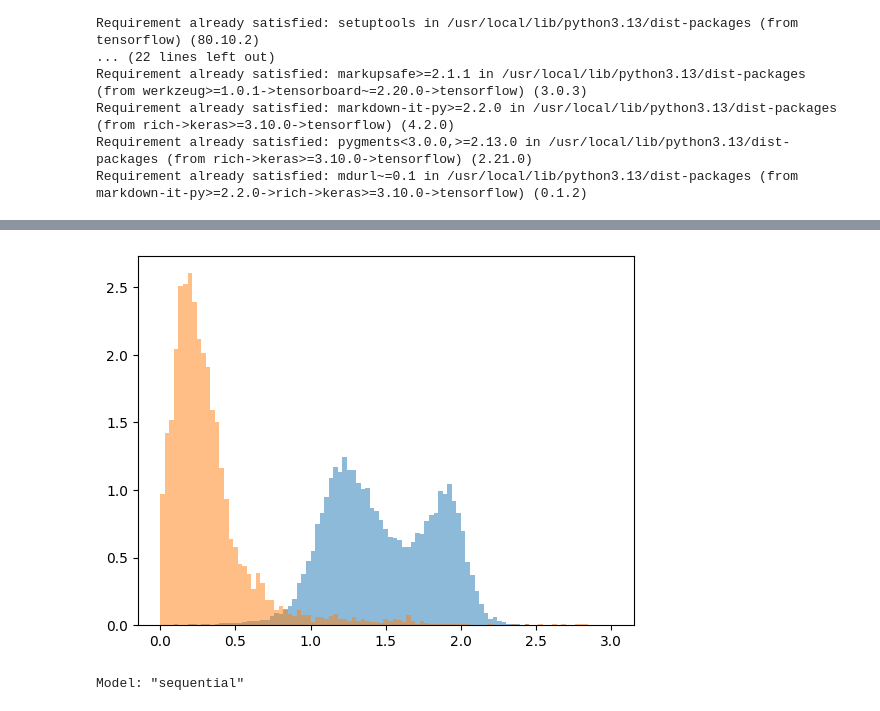
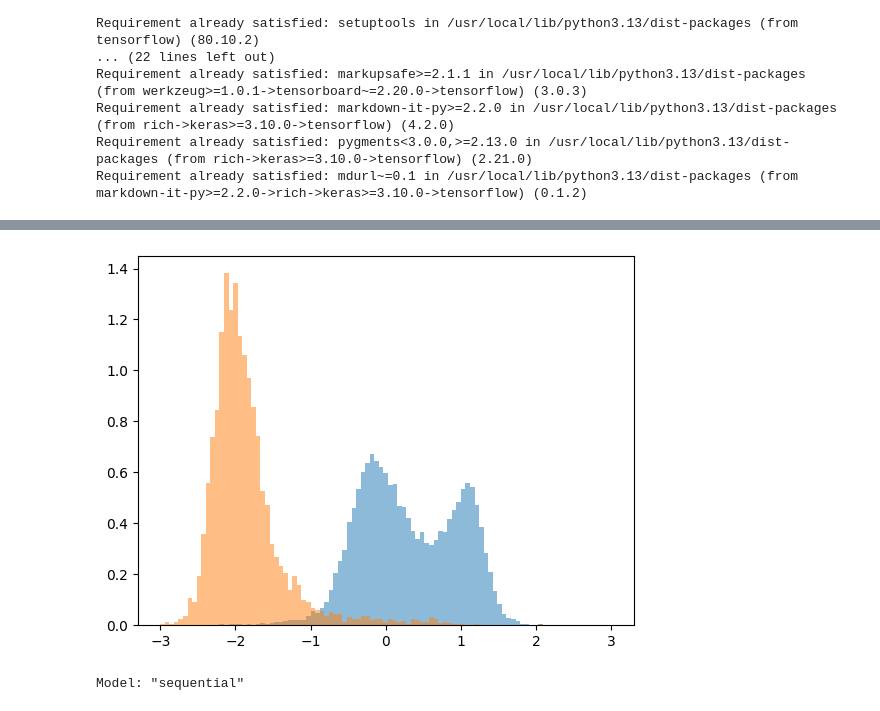
Before and after one commit to matteobosco0203/astrostatistics_bicocca_2026, a Jupyter notebook: working/L22 Neural Network.ipynb, the cells around one changed output, grey strips where cells are left out. Drawn from its saved outputs; the diff is of its cells as text; code cells hidden in the pictures.

```diff
--- a/working/L22 Neural Network.ipynb
+++ b/working/L22 Neural Network.ipynb
@@ -37,10 +37,15 @@ y=np.zeros(len(data['class']))
 y[data['class']=='QSO']=1
 
 from sklearn.model_selection import train_test_split
+from sklearn.preprocessing import StandardScaler
 
 X=np.array([u_g,g_r,r_i,i_z])
 X=X.transpose()
-X_train_full, X_test = train_test_split(X, test_size=0.2, random_state=42)
+
+sc = StandardScaler()
+Xs = sc.fit_transform(X)
+
+X_train_full, X_test = train_test_split(Xs, test_size=0.2, random_state=42)
 y_train_full, y_test = train_test_split(y, test_size=0.2, random_state=42)
 # %%
 !pip install corner
@@ -73,8 +74,8 @@ WARNING:root:Too few points to create valid contours
 # %%
-plt.hist(X_train_full[:,0][y_train_full==0], bins=np.linspace(0,3,100), density=True, alpha=0.5)
-plt.hist(X_train_full[:,0][y_train_full==1], bins=np.linspace(0,3,100), density=True, alpha=0.5);
+plt.hist(X_train_full[:,0][y_train_full==0], bins=np.linspace(-3,3,100), density=True, alpha=0.5)
+plt.hist(X_train_full[:,0][y_train_full==1], bins=np.linspace(-3,3,100), density=True, alpha=0.5);
 # %% [output]
-[figure, old version]
+[figure, new version]
 # %%
 from tensorflow import keras
 # %%
```
Also changed, not shown: parts of 21 cells of this notebook.
